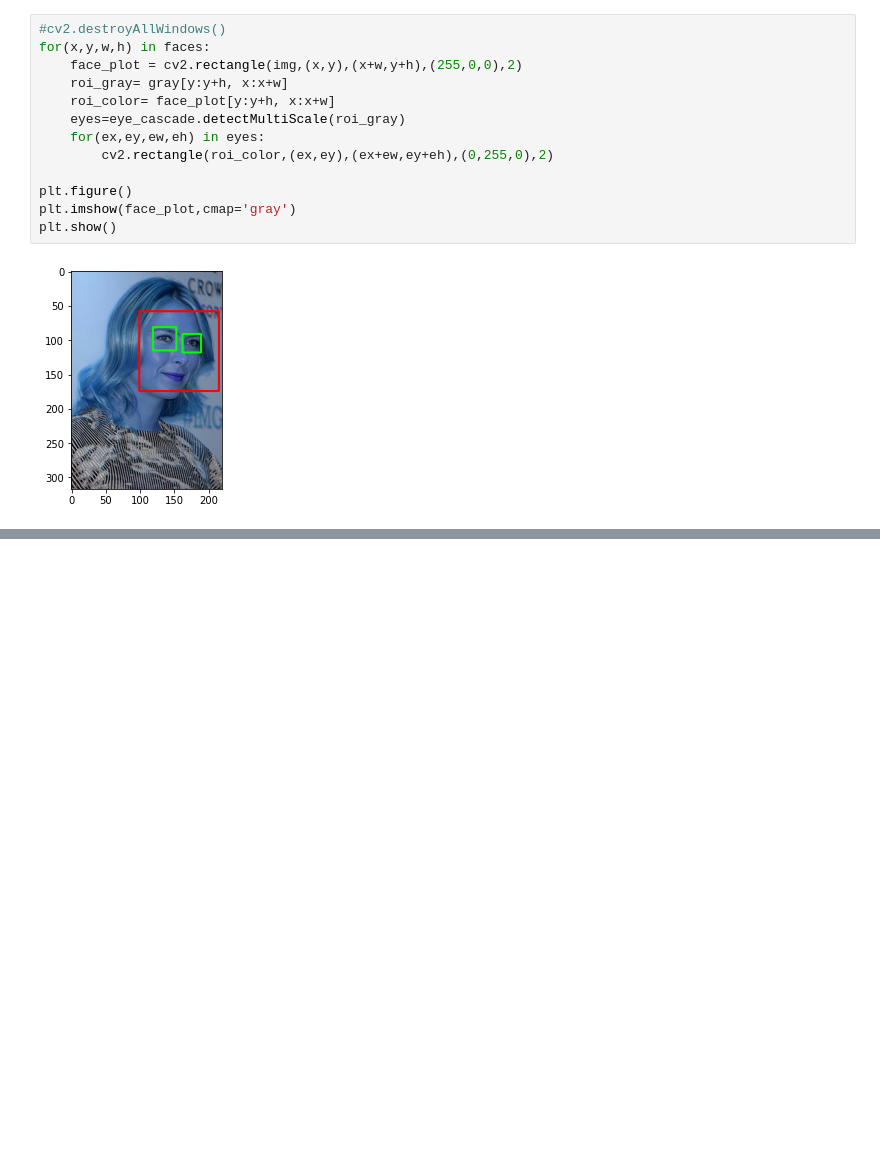
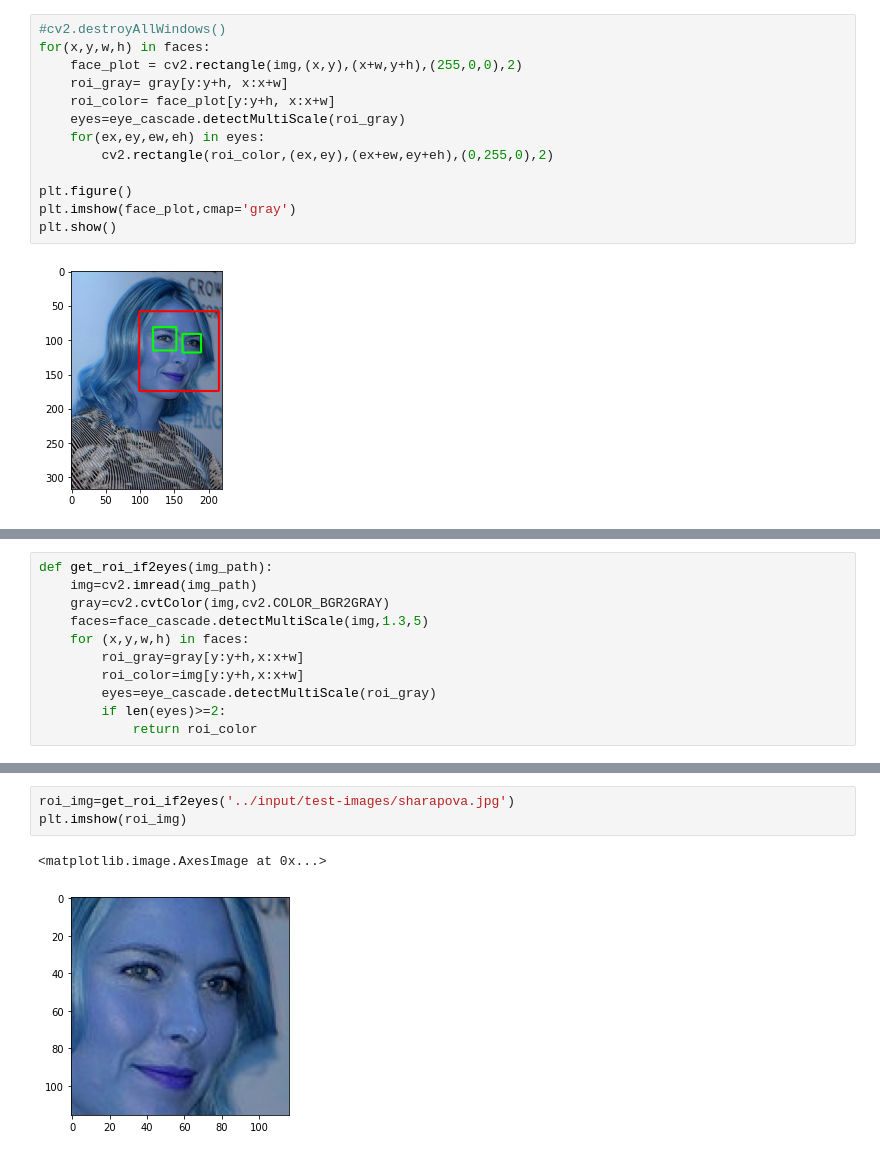
Before and after one commit to Vidharshan/FindTheFace, a Jupyter notebook: findtheface.ipynb, the cells around one changed output, grey strips where cells are left out. Drawn from its saved outputs; the diff is of its cells as text; blank space fills up the shorter version.

Commit message:
Kaggle Notebook | FindTheFace | Version 2

```diff
--- a/findtheface.ipynb
+++ b/findtheface.ipynb
@@ -103,0 +109,11 @@ plt.show()
+# %%
+def get_roi_if2eyes(img_path):
+    img=cv2.imread(img_path)
+    gray=cv2.cvtColor(img,cv2.COLOR_BGR2GRAY)
+    faces=face_cascade.detectMultiScale(img,1.3,5)
+    for (x,y,w,h) in faces:
+        roi_gray=gray[y:y+h,x:x+w]
+        roi_color=img[y:y+h,x:x+w]
+        eyes=eye_cascade.detectMultiScale(roi_gray)
+        if len(eyes)>=2:
+            return roi_color
@@ -103,0 +126,6 @@ plt.show()
+# %%
+roi_img=get_roi_if2eyes('../input/test-images/sharapova.jpg')
+plt.imshow(roi_img)
+# %% [output]
+<matplotlib.image.AxesImage at 0x...>
+[figure, added]
```
Also changed, not shown: parts of 9 cells of this notebook.
